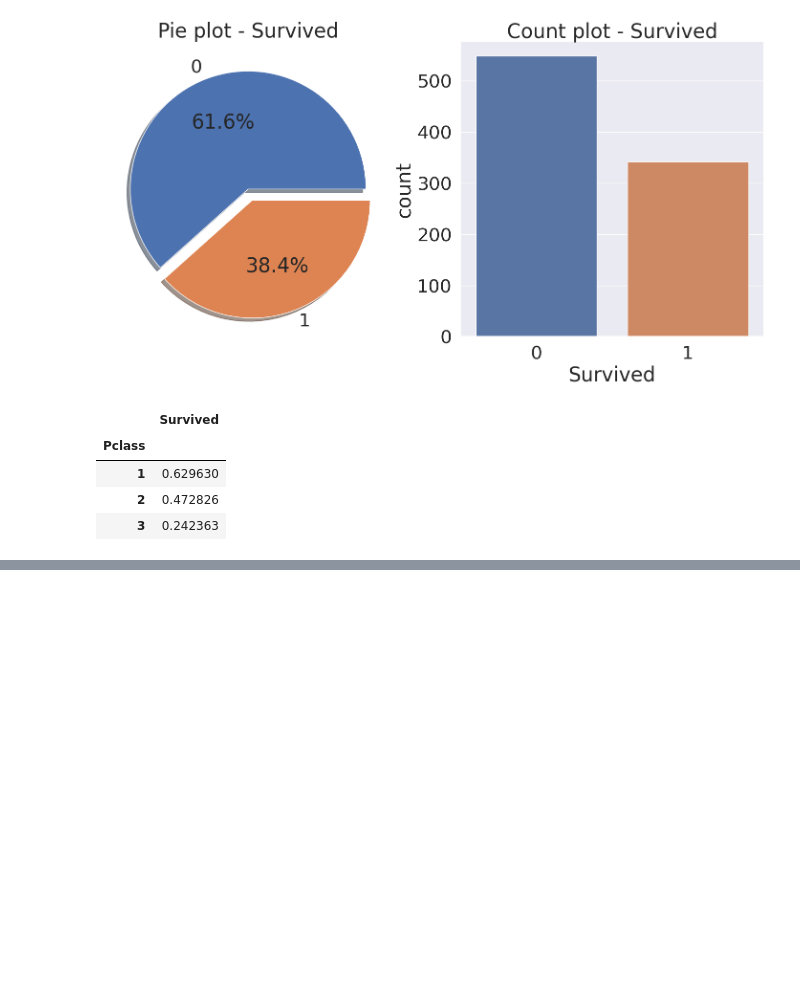
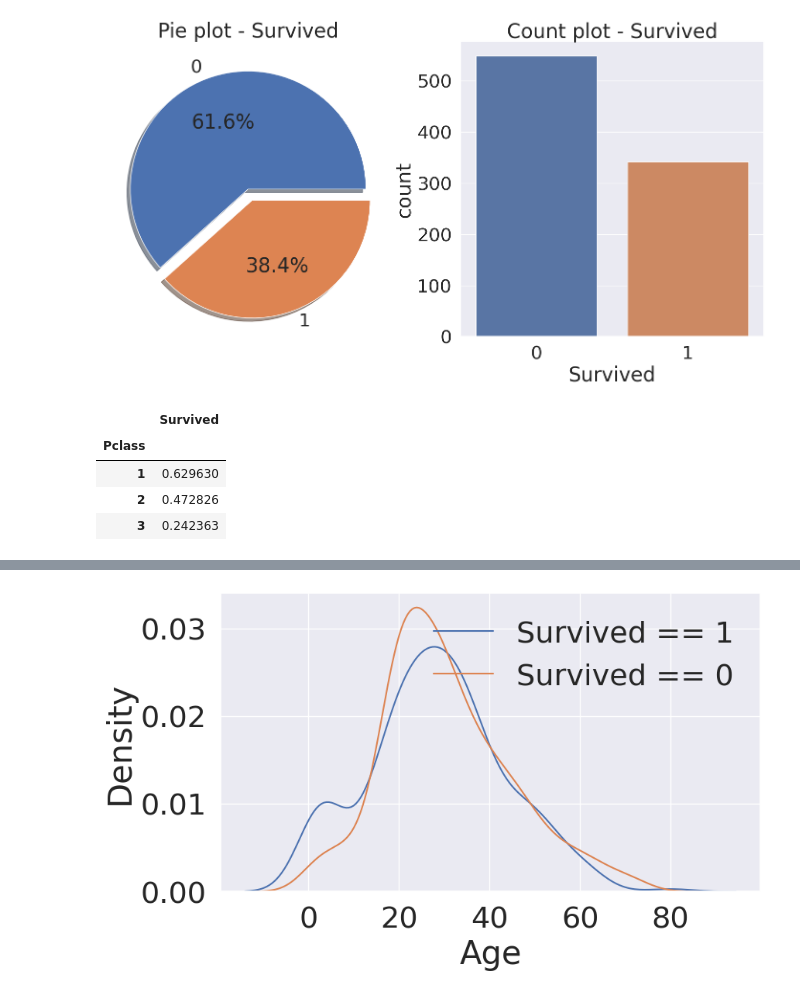
Before and after one commit to ParkWonjeong/Kaggle, a Jupyter notebook: titanic_practice_new_start.ipynb, the cells around one changed output, grey strips where cells are left out. Cells and saved outputs as stored; diff of their text form; code cells hidden in the pictures; blank space fills up the shorter version.

```diff
--- a/titanic_practice_new_start.ipynb
+++ b/titanic_practice_new_start.ipynb
@@ -163,0 +180,8 @@ train_data[['Pclass', 'Survived']].groupby(['Pclass'], as_index = True).sum() /
+# %%
+f, ax = plt.subplots(1, 1, figsize=(9, 5))
+sns.kdeplot(train_data[train_data['Survived'] == 1]['Age'], ax = ax)
+sns.kdeplot(train_data[train_data['Survived'] == 0]['Age'], ax = ax)
+plt.legend(['Survived == 1', 'Survived == 0'])
+plt.show()
+# %% [output]
+[figure, added]
```
Also changed, not shown: parts of 2 cells of this notebook.
